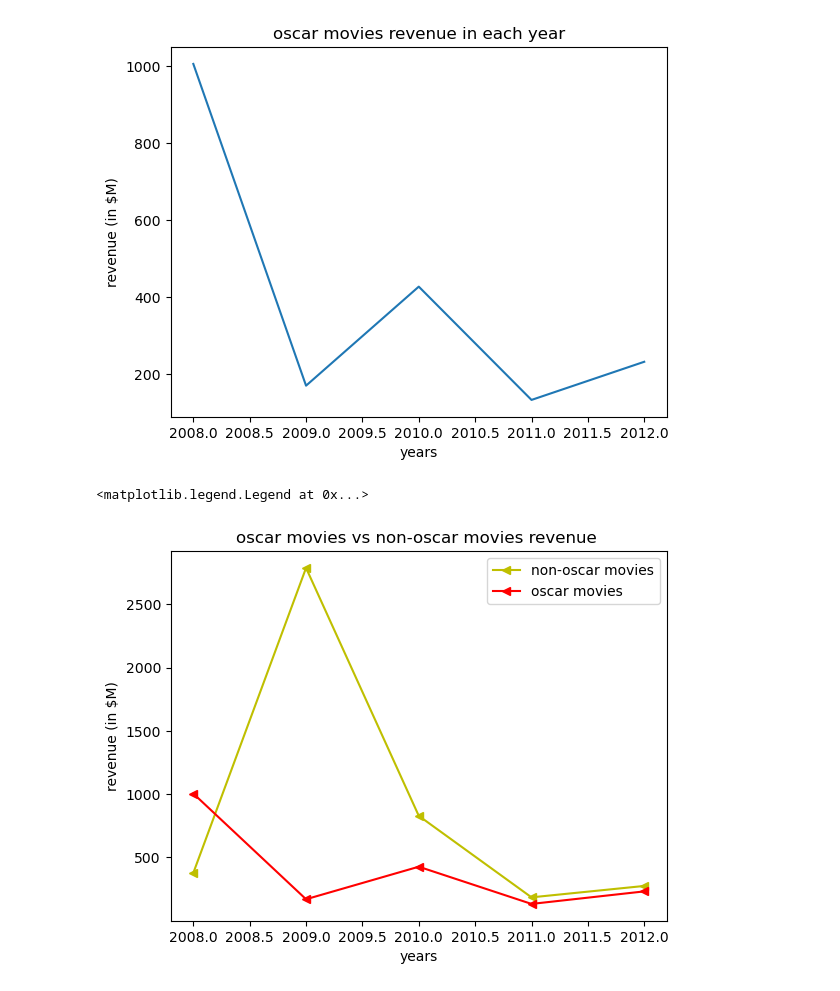
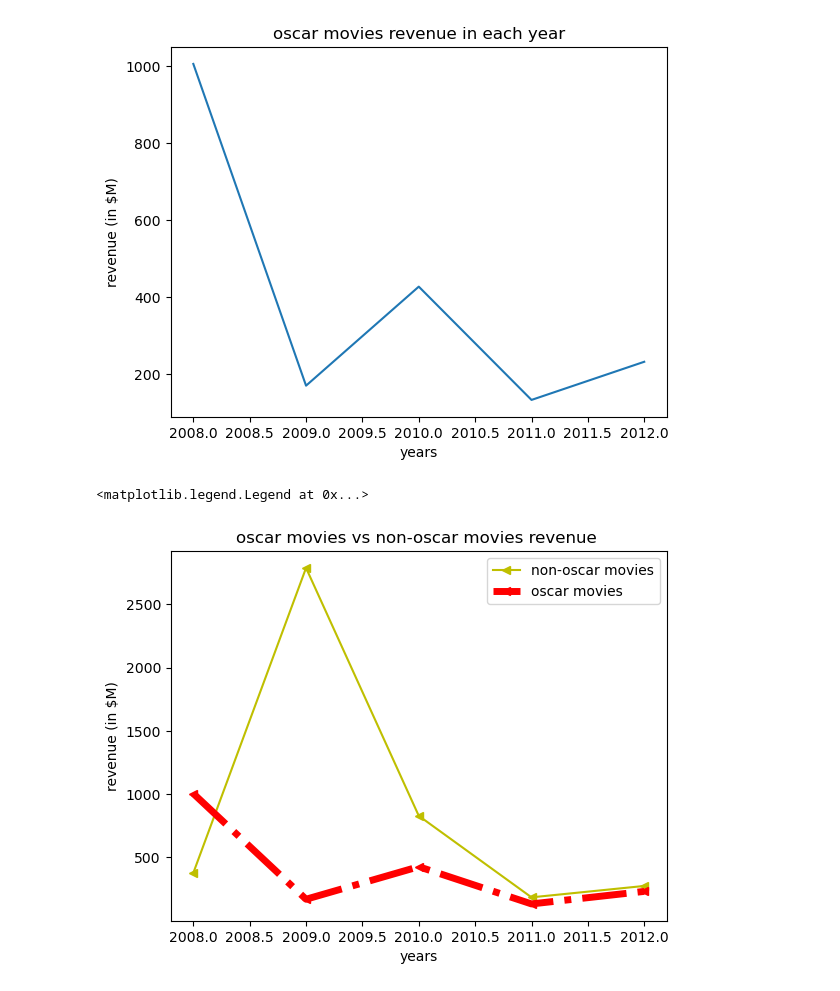
Before and after one commit to ShrutikaDandale/AIML, a Jupyter notebook: Data_Visualization1/format_string.ipynb, the cells around one changed output. Drawn from its saved outputs; the diff is of its cells as text; code cells hidden in the pictures.

```diff
--- a/Data_Visualization1/format_string.ipynb
+++ b/Data_Visualization1/format_string.ipynb
@@ -26,25 +26,25 @@ Text(0, 0.5, 'revenue (in $M)')
 # %%
 # non oscar winning movies
 non_oscar_movies = ["slumdog millionair", "avatat", "inception", "hugo", "lincoln"]
 non_oscar_revenue = [378, 2788, 829, 185, 275] # in M$
 
 
 
 # format string
 # '[marker][line][color]'
 
 # plt.plot(year, oscar_revenue, "o--r", label="oscar movies")
 plt.plot(year, non_oscar_revenue, "<-y", label="non-oscar movies")
-plt.plot(year, oscar_revenue, color="red", marker="<", linestyle="-."linewidth=5 label="oscar movies")
+plt.plot(year, oscar_revenue, color="red", marker="<", linestyle="-.", linewidth=5, label="oscar movies") #-to change paticullarly the colour, marker of line
 
 
 plt.title("oscar movies vs non-oscar movies revenue ")
 plt.xlabel("years")
 plt.ylabel("revenue (in $M)")
 
 
 plt.legend()
 # plt.legend(loc = "upper left")  - we can also set its location
 # %% [output]
 <matplotlib.legend.Legend at 0x...>
-[figure, old version]
+[figure, new version]
```
Also changed, not shown: 3 other files.
